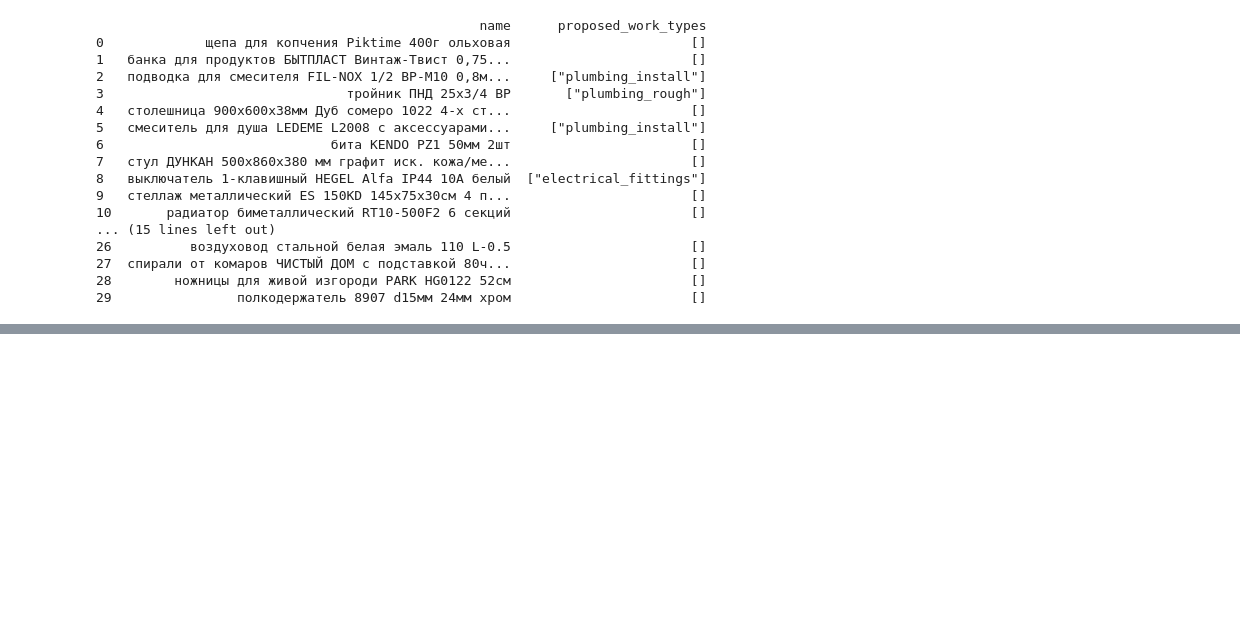
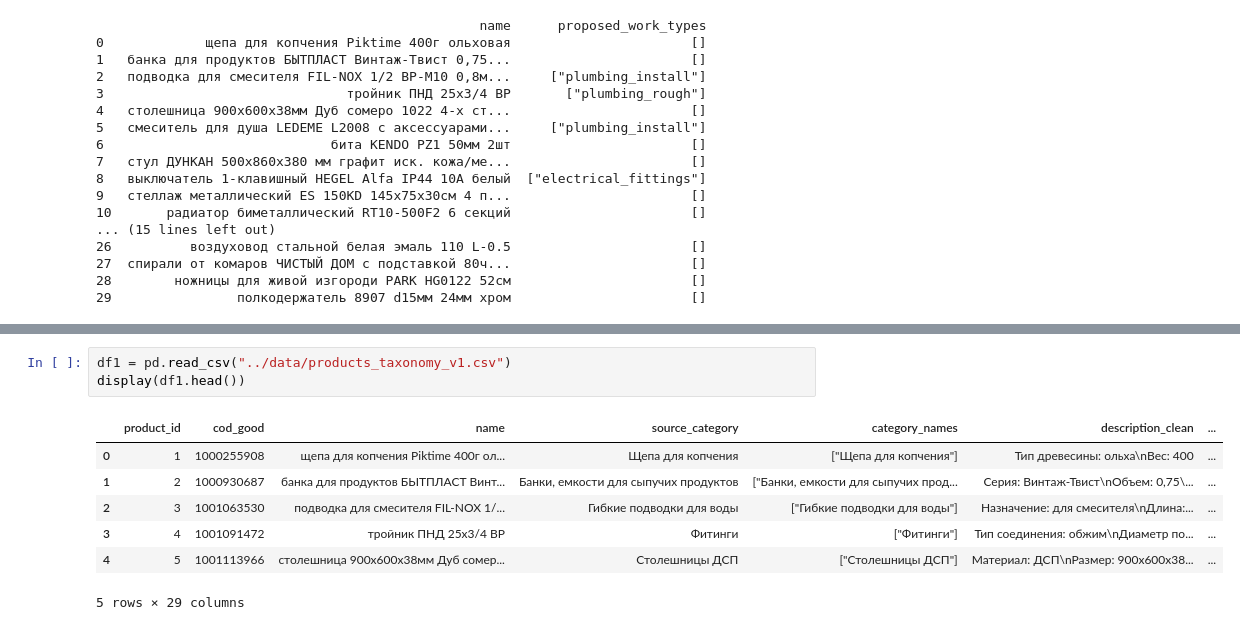
Before and after one commit to arina-babinskaya/IYM, a Jupyter notebook: ml_workspace/scripts/for_myy_tests.ipynb, the cells around one changed output, grey strips where cells are left out. Cells and saved outputs as stored; diff of their text form; blank space fills up the shorter version.

```diff
--- a/ml_workspace/scripts/for_myy_tests.ipynb
+++ b/ml_workspace/scripts/for_myy_tests.ipynb
@@ -86,0 +107,11 @@ print(df[["name", "proposed_work_types"]].head(30))
+# %%
+df1 = pd.read_csv("../data/products_taxonomy_v1.csv")
+display(df1.head())
+# %% [output]
+|  | product_id | cod_good | name | source_category | category_names | description_clean | ... |
+| 0 | 1 | 1000255908 | щепа для копчения Piktime 400г ол... | Щепа для копчения | ["Щепа для копчения"] | Тип древесины: ольха\nВес: 400 | ... |
+| 1 | 2 | 1000930687 | банка для продуктов БЫТПЛАСТ Винт... | Банки, емкости для сыпучих продуктов | ["Банки, емкости для сыпучих прод... | Серия: Винтаж-Твист\nОбъем: 0,75\... | ... |
+| 2 | 3 | 1001063530 | подводка для смесителя FIL-NOX 1/... | Гибкие подводки для воды | ["Гибкие подводки для воды"] | Назначение: для смесителя\nДлина:... | ... |
+| 3 | 4 | 1001091472 | тройник ПНД 25х3/4 ВР | Фитинги | ["Фитинги"] | Тип соединения: обжим\nДиаметр по... | ... |
+| 4 | 5 | 1001113966 | столешница 900х600х38мм Дуб сомер... | Столешницы ДСП | ["Столешницы ДСП"] | Материал: ДСП\nРазмер: 900х600х38... | ... |
+5 rows × 29 columns
```
Also changed, not shown: parts of 4 cells of this notebook, 47 other files.
